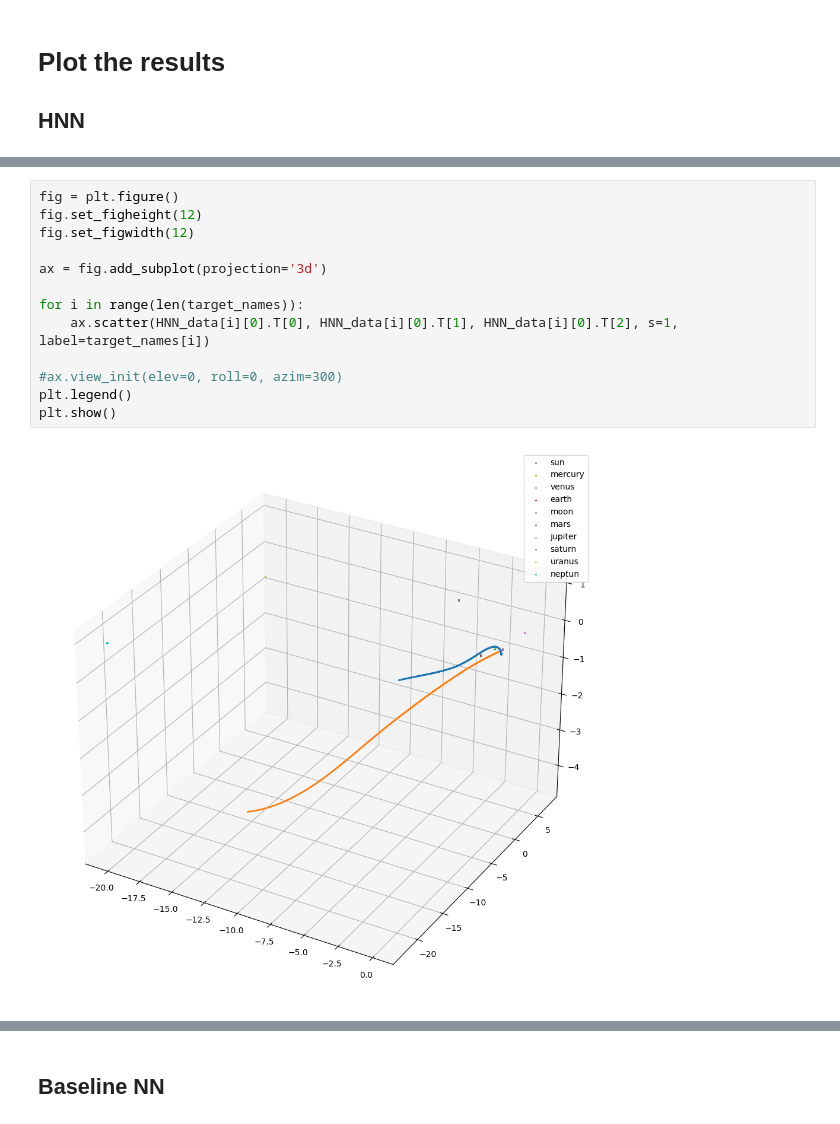
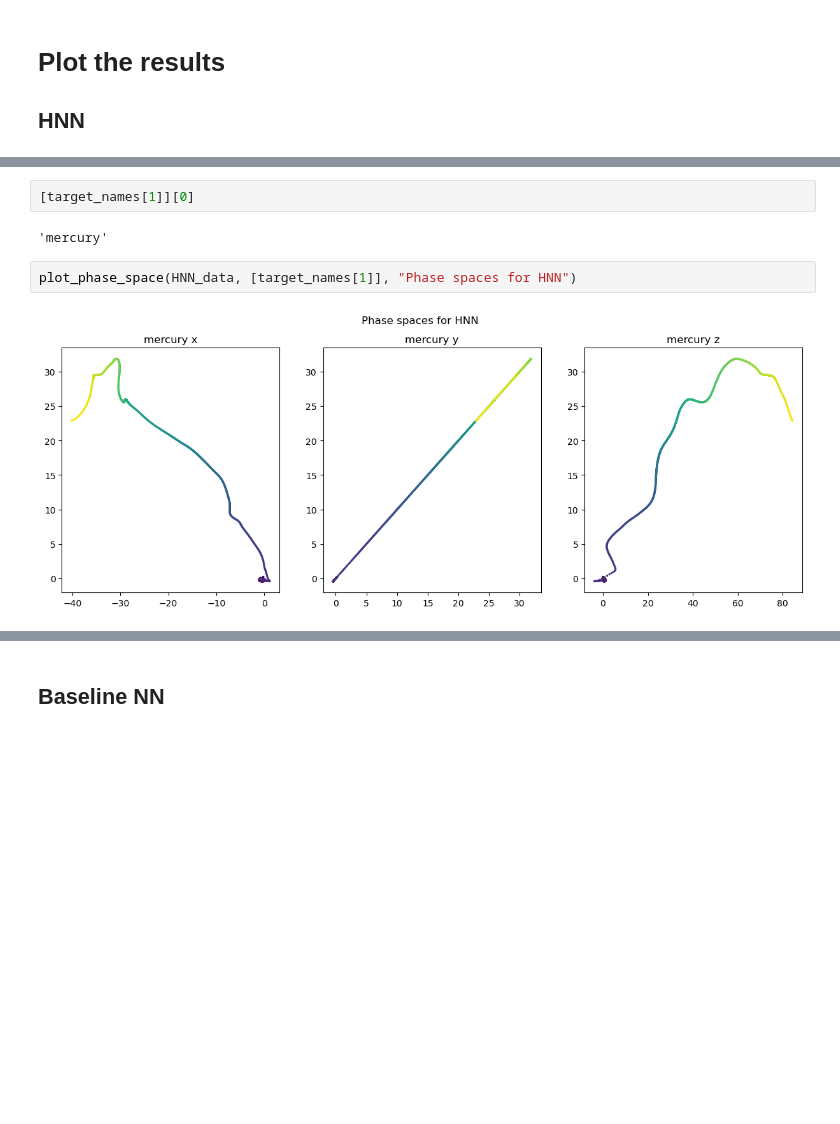
Before and after one commit to bGuenes/Scientific_ML_seminar, a Jupyter notebook: solar_hnn.ipynb, the cells around one changed output, grey strips where cells are left out. Saved outputs shown, nothing was run; the diff lists cells and outputs as text; blank space fills up the shorter version.

```diff
--- a/solar_hnn.ipynb
+++ b/solar_hnn.ipynb
@@ -238,15 +203,8 @@ Text(0.5, 0.98, 'Phase spaces for HNN')
-# %%
-fig = plt.figure()
-fig.set_figheight(12)
-fig.set_figwidth(12)
-
-ax = fig.add_subplot(projection='3d')
-
-for i in range(len(target_names)):
-    ax.scatter(HNN_data[i][0].T[0], HNN_data[i][0].T[1], HNN_data[i][0].T[2], s=1, label=target_names[i])
-
-#ax.view_init(elev=0, roll=0, azim=300)
-plt.legend()
-plt.show()
-# %% [output]
-[figure, removed]
+# %%
+[target_names[1]][0]
+# %% [output]
+'mercury'
+# %%
+plot_phase_space(HNN_data, [target_names[1]], "Phase spaces for HNN")
+# %% [output]
+[figure, added]
```
Also changed, not shown: parts of 13 cells of this notebook, 1 other file.
